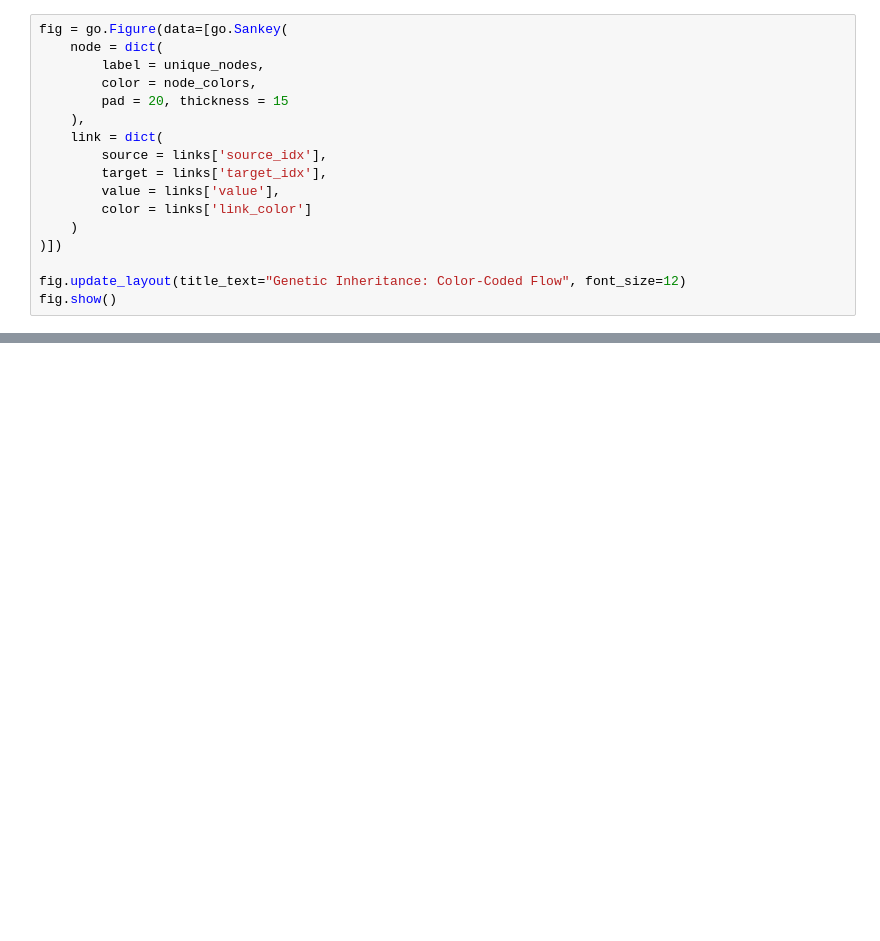
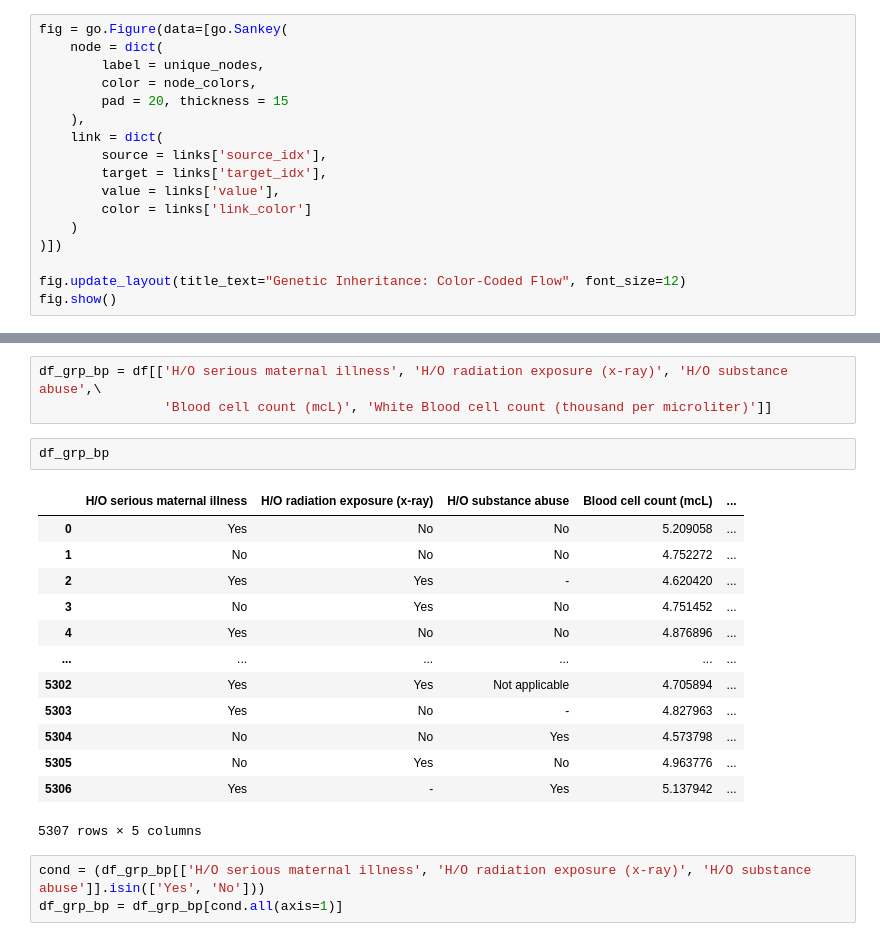
Before and after one commit to AlexChenS/ds4200-final-project, a Jupyter notebook: preprocess.ipynb, the cells around one changed output, grey strips where cells are left out. Drawn from its saved outputs; the diff is of its cells as text; blank space fills up the shorter version.

```diff
--- a/preprocess.ipynb
+++ b/preprocess.ipynb
@@ -253,0 +277,22 @@ fig.show()
+# %%
+df_grp_bp = df[['H/O serious maternal illness', 'H/O radiation exposure (x-ray)', 'H/O substance abuse',\
+                'Blood cell count (mcL)', 'White Blood cell count (thousand per microliter)']]
+# %%
+df_grp_bp
+# %% [output]
+|  | H/O serious maternal illness | H/O radiation exposure (x-ray) | H/O substance abuse | Blood cell count (mcL) | ... |
+| 0 | Yes | No | No | 5.209058 | ... |
+| 1 | No | No | No | 4.752272 | ... |
+| 2 | Yes | Yes | - | 4.620420 | ... |
+| 3 | No | Yes | No | 4.751452 | ... |
+| 4 | Yes | No | No | 4.876896 | ... |
+| ... | ... | ... | ... | ... | ... |
+| 5302 | Yes | Yes | Not applicable | 4.705894 | ... |
+| 5303 | Yes | No | - | 4.827963 | ... |
+| 5304 | No | No | Yes | 4.573798 | ... |
+| 5305 | No | Yes | No | 4.963776 | ... |
+| 5306 | Yes | - | Yes | 5.137942 | ... |
+5307 rows × 5 columns
+# %%
+cond = (df_grp_bp[['H/O serious maternal illness', 'H/O radiation exposure (x-ray)', 'H/O substance abuse']].isin(['Yes', 'No']))
+df_grp_bp = df_grp_bp[cond.all(axis=1)]
```
Also changed, not shown: parts of 5 cells of this notebook, 3 other files.
